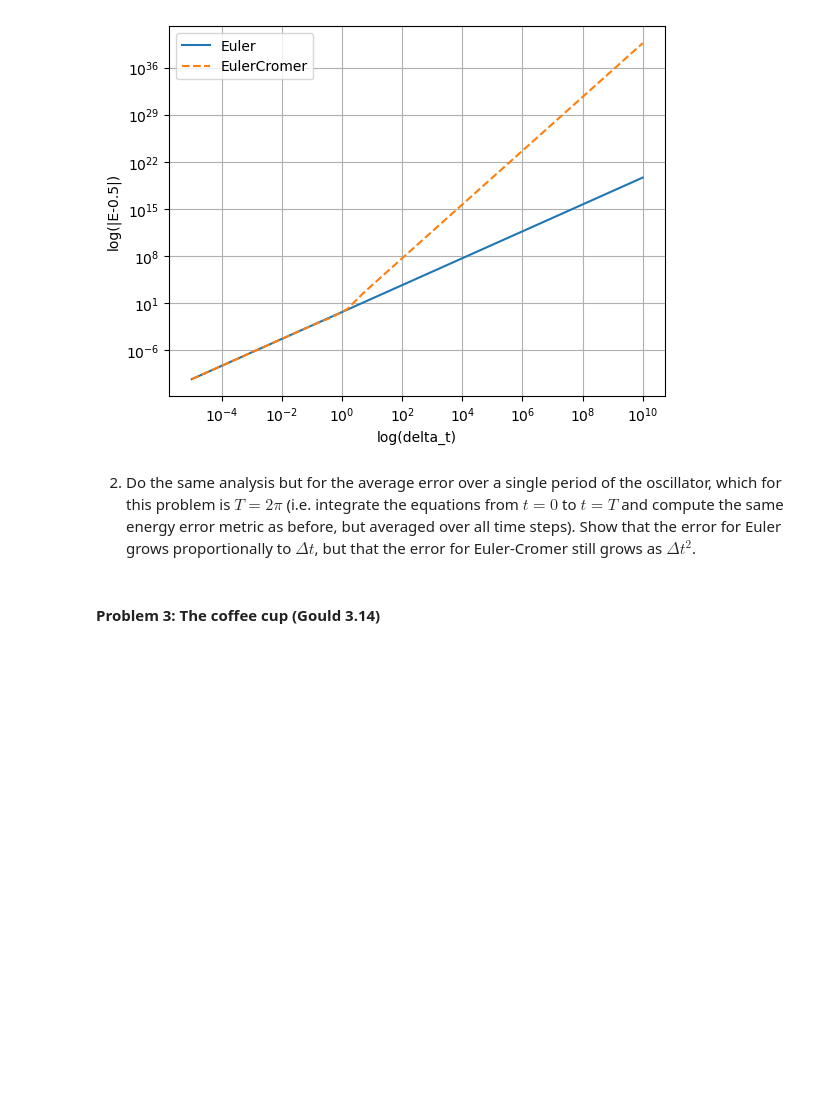
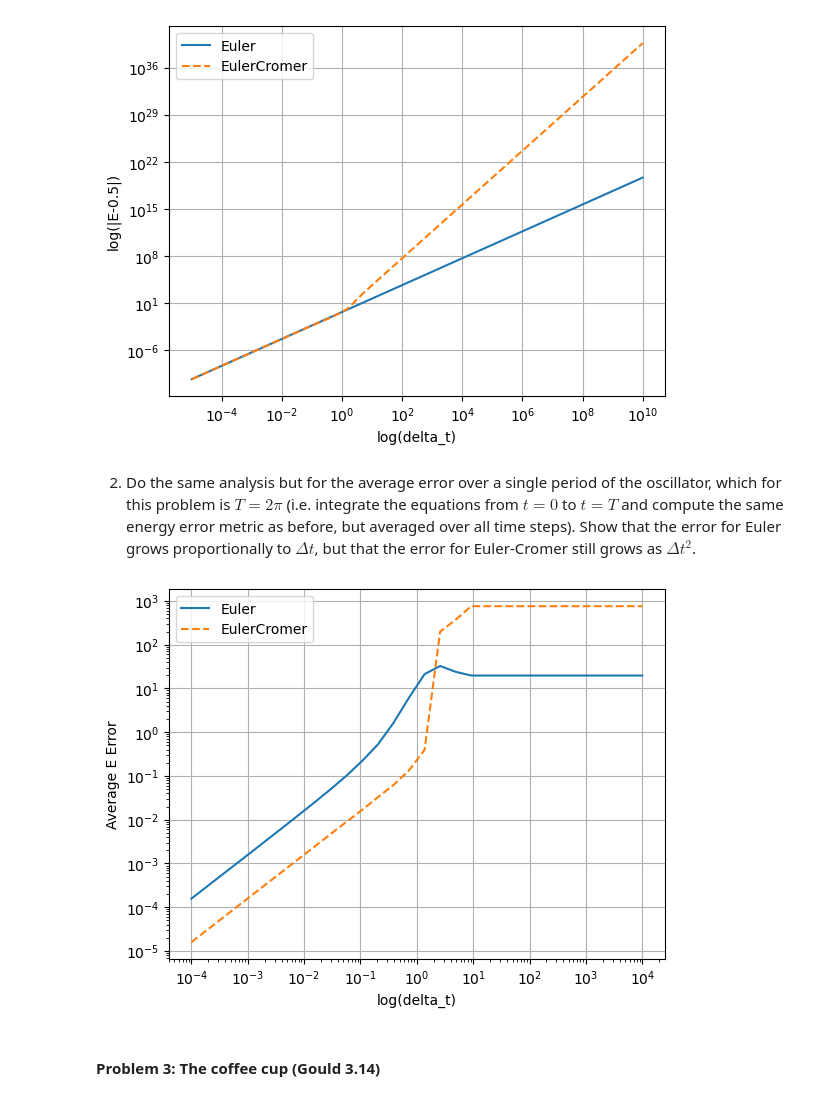
Before and after one commit to jaycebeck/Simulations, a Jupyter notebook: Homework1-JayceH.ipynb, the cells around one changed output. Cells and saved outputs as stored; diff of their text form; code cells hidden in the pictures; blank space fills up the shorter version.

```diff
--- a/Homework1-JayceH.ipynb
+++ b/Homework1-JayceH.ipynb
@@ -293,38 +293,40 @@ class IntegratorEnergy:
 
         return np.array(energy)
 # %%
-times = np.logspace(-5,-.01,30)
+times = np.logspace(-4,4,30)
 
 ode = Energy()
 eu = Euler()
 cr = Cromer()
 
 interval = [0.0, 2*np.pi]
 
 u_0 = [1.0, 0.0]
 
 intEnergy_Euler = IntegratorEnergy(ode=ode, method=eu)
 intEnergy_Cromer = IntegratorEnergy(ode=ode, method=cr)
 
 avg_energy_eu = []
 avg_energy_cr = []
 
 for dt in times:
     eu_energy = intEnergy_Euler.integrate(interval=interval, dt=dt,u_0=u_0)
     avg_energy_eu.append(np.average(eu_energy))
     cr_energy = intEnergy_Cromer.integrate(interval=interval, dt=dt,u_0=u_0)
     avg_energy_cr.append(np.average(cr_energy))
 
 avg_energy_eu = np.array(avg_energy_eu)
 avg_energy_cr = np.array(avg_energy_cr)
 
 plt.loglog(times, avg_energy_eu, label='Euler')
 plt.loglog(times, avg_energy_cr, '--', label='EulerCromer')
 plt.xlabel('log(delta_t)')
 plt.ylabel('Average E Error')
 plt.grid(True)
 plt.legend()
 plt.show()
+# %% [output]
+[figure, added]
 # %% [markdown]
 #### Problem 3: The coffee cup (Gould 3.14)
 # %% [markdown]
```
